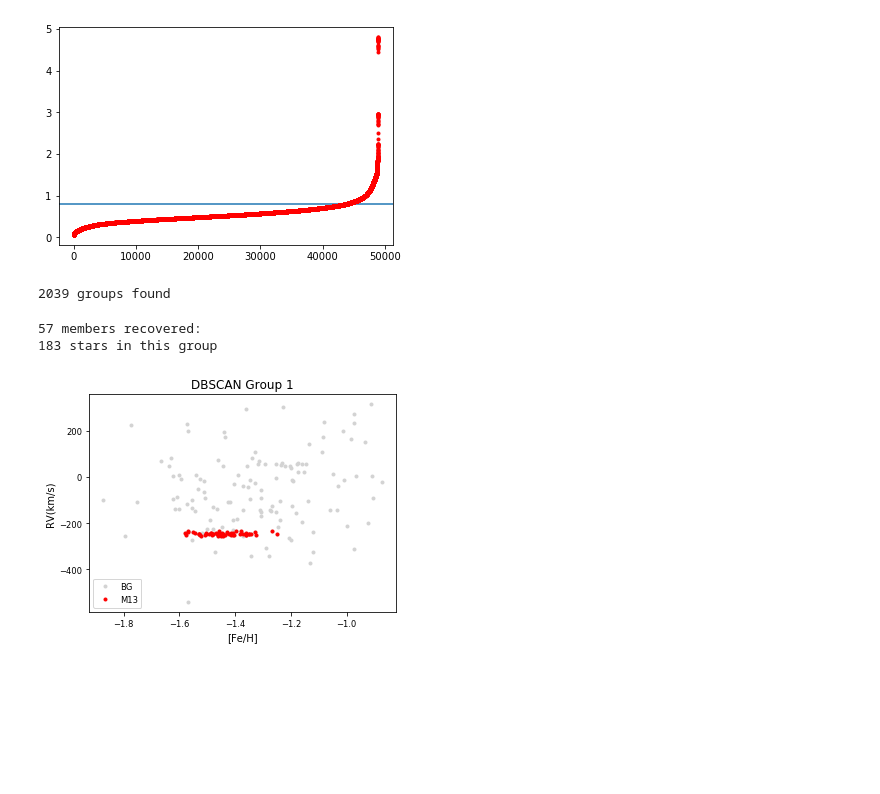
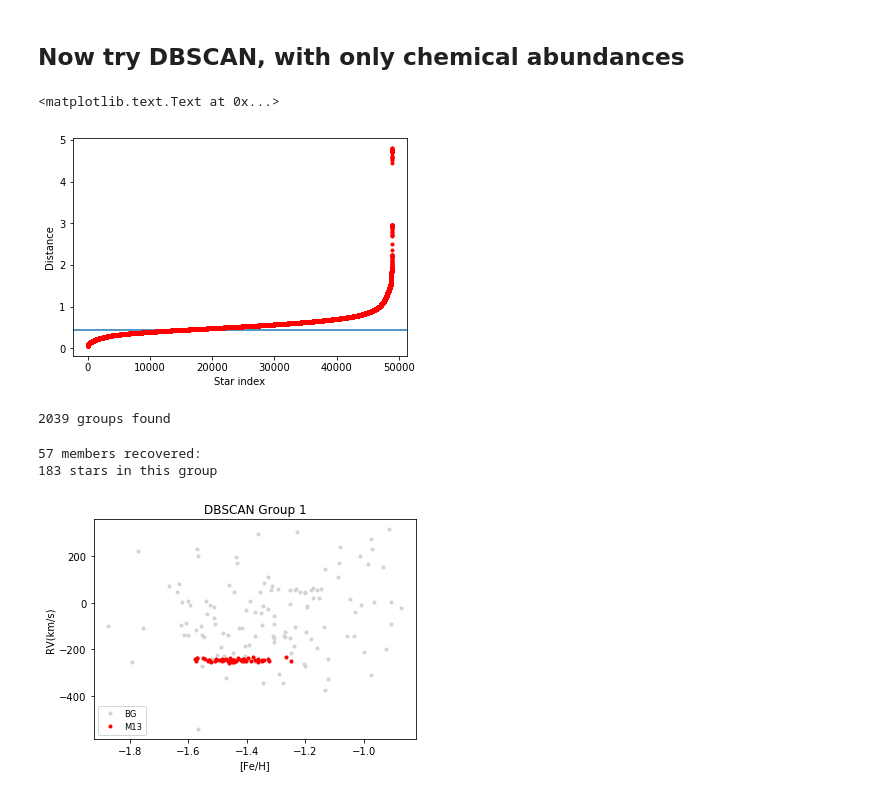
Before and after one commit to DOnghiaGroup/SNN_Tagging, a Jupyter notebook: SNN_data_analysis_example.ipynb, the cells around one changed output. Drawn from its saved outputs; the diff is of its cells as text; code cells hidden in the pictures; blank space fills up the shorter version.

```diff
--- a/SNN_data_analysis_example.ipynb
+++ b/SNN_data_analysis_example.ipynb
@@ -260,3 +293,5 @@ for n in range(max(km_labels)+1):
+# %% [markdown]
+## Now try DBSCAN, with only chemical abundances
 # %%
 ## find eps for DBSCAN
 nbrs = NearestNeighbors(n_neighbors=25, algorithm='ball_tree', metric='manhattan').fit(chem)
@@ -266,11 +301,18 @@ dist = dist[dist > 0]
 dist = np.sort(dist)
 x = np.arange(len(dist))
 # %%
-plt.axhline(y=0.8, xmin=0, xmax=1)
-plt.plot(x, dist, "r.")
-plt.show()
+# "elbow method"
+
+fig, axis = plt.subplots(1)
+
+axis.axhline(y=0.45, xmin=0, xmax=1)
+axis.plot(x, dist, "r.")
+
+axis.set_xlabel('Star index')
+axis.set_ylabel('Distance')
 # %% [output]
+<matplotlib.text.Text at 0x...>
-[figure, old version]
+[figure, new version]
 # %%
 ## DBSCAN Chemical Tagging
 db = DBSCAN(eps=0.45, min_samples=25, metric='manhattan').fit(chem)
@@ -281,26 +323,27 @@ print "%i groups found"%len(db_labels)
 # %%
 xlab = "[Fe/H]"
 ylab = "RV(km/s)"
 X = ap_table['FE_H']
 Y = ap_table['VHELIO_AVG']
 for n in range(max(db_labels)+1):
     group = np.where(db_labels == n)[0]
     group_members = np.intersect1d(members, group)
     if len(group_members) > 0:
-        print "%i members recovered:"%len(group_members)
-        print "%i stars in this group"%len(group)
-        fig = plt.figure(figsize=(5.5, 4))
-        plt.plot(X[group], Y[group], ".", c="lightgrey", label="BG")
-        plt.plot(X[group_members], Y[group_members], ".", c='r', label="M13")
-        plt.xlabel(xlab)
-        plt.ylabel(ylab)
-        plt.xticks(fontsize="small")
-        plt.yticks(fontsize="small")
-        plt.legend(loc=0, fontsize="small", numpoints=1)
-        plt.title("DBSCAN Group %i"%n)
-        plt.savefig("DBSCAN Group %i"%n, dpi=500)
-        plt.show()
+        print("{:d} members recovered:".format(len(group_members)))
+        print("{:d} stars in this group".format(len(group)))
+        fig, axis = plt.subplots(1, figsize=(5.5, 4))
+        axis.plot(X[group], Y[group], ".", c="lightgrey", label="BG")
+        axis.plot(X[group_members], Y[group_members], ".", c='r', label="M13")
+        axis.set_xlabel(xlab)
+        axis.set_ylabel(ylab)
+
+        axis.legend(loc=0, fontsize="small", numpoints=1)
+        axis.set_title("DBSCAN Group %i"%n)
+
+        fig.tight_layout()
+
+        fig.savefig("DBSCAN Group %i"%n, dpi=500, bbox_inches='tight')
 # %% [output]
 57 members recovered:
 183 stars in this group
-[figure, old version]
+[figure, new version]
```
Also changed, not shown: parts of 26 cells of this notebook.
